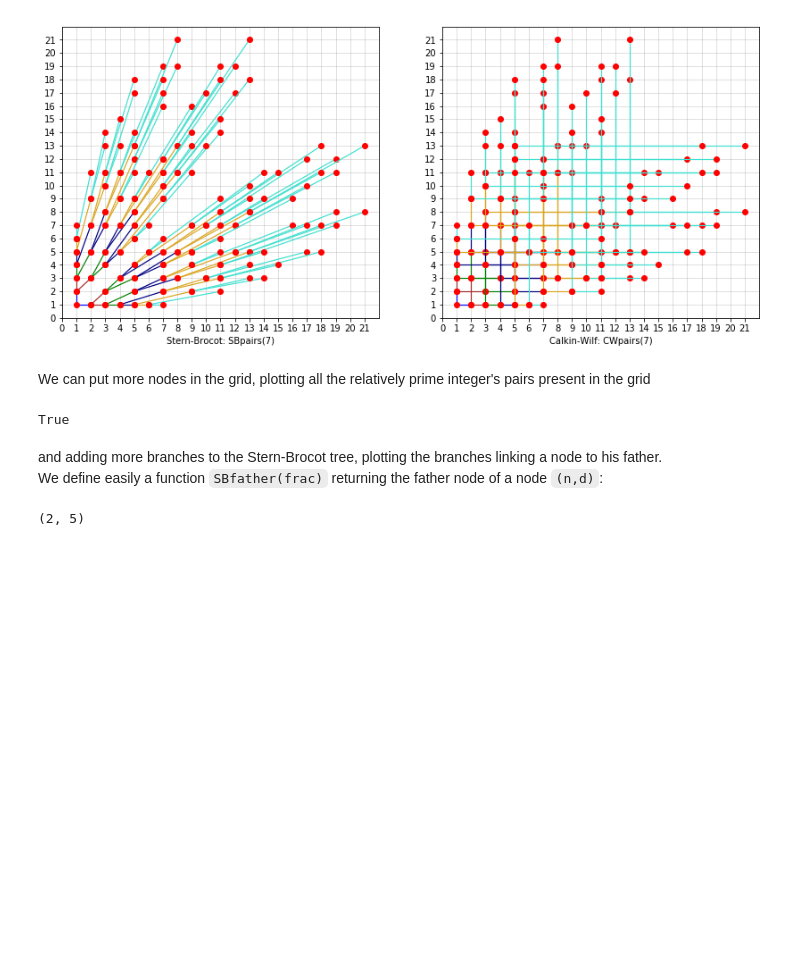
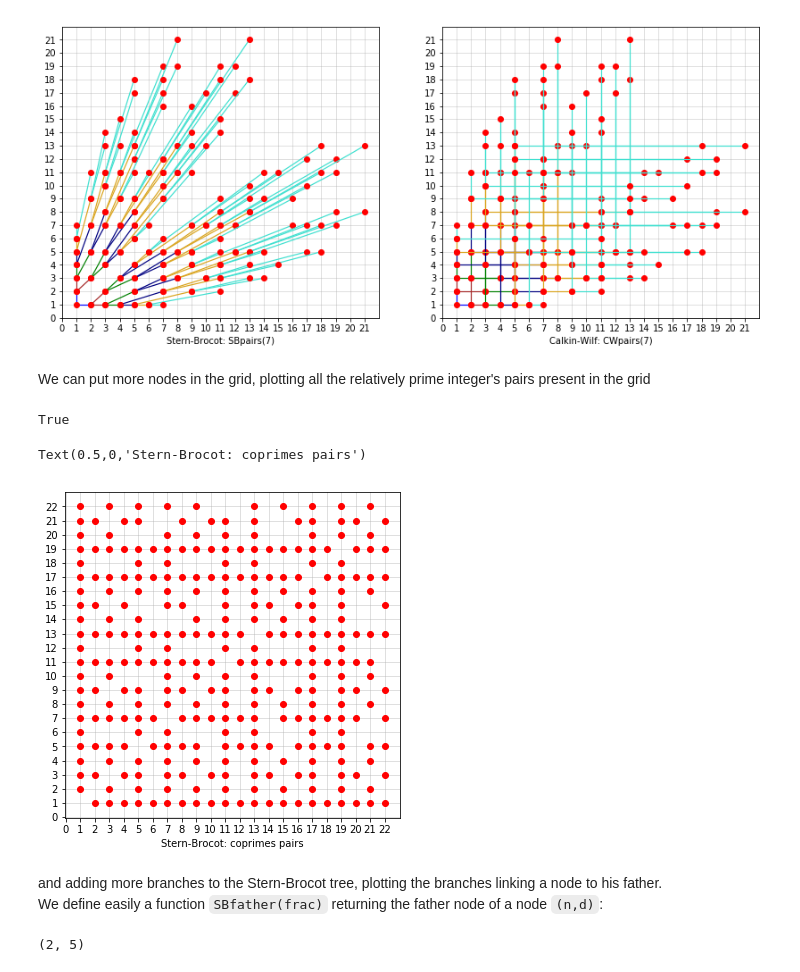
Before and after one commit to marcketa/counting_rationals, a Jupyter notebook: CountingRationalsWithStern-BrocotAndCalkin-WilfTrees.ipynb, the cells around one changed output. Saved outputs shown, nothing was run; the diff lists cells and outputs as text; code cells hidden in the pictures; blank space fills up the shorter version.

```diff
--- a/CountingRationalsWithStern-BrocotAndCalkin-WilfTrees.ipynb
+++ b/CountingRationalsWithStern-BrocotAndCalkin-WilfTrees.ipynb
@@ -1173,6 +1182,22 @@ def rel_prime(a: int, b: int) -> bool:
 rel_prime(3,8)
 # %% [output]
 True
+# %%
+#click to see the plot's code
+xmax = 22
+plt.rcParams["figure.figsize"] =  [6.0, 6.0]
+fig = plt.figure()
+sub = fig.add_subplot(1,1, 1)
+for lin in range(1,xmax+1):
+    xpts = [col for col in range(1,xmax+1) if rel_prime(col,lin)]
+    ypts = len(xpts)*[lin]
+    for i in range(len(xpts)):
+        sub.plot(xpts[i], ypts[i], color='red', marker='o')
+gridticks(sub,xmajticks=(0,xmax+1,1))
+sub.set_xlabel('Stern-Brocot: coprimes pairs')
+# %% [output]
+Text(0.5,0,'Stern-Brocot: coprimes pairs')
+[figure, added]
 # %% [markdown]
 and adding more branches to the Stern-Brocot tree, plotting the branches linking a node to his father.
 We define easily a function `SBfather(frac)` returning the father node of a node `(n,d)`:
```
Also changed, not shown: parts of 28 cells of this notebook, 1 other file.
